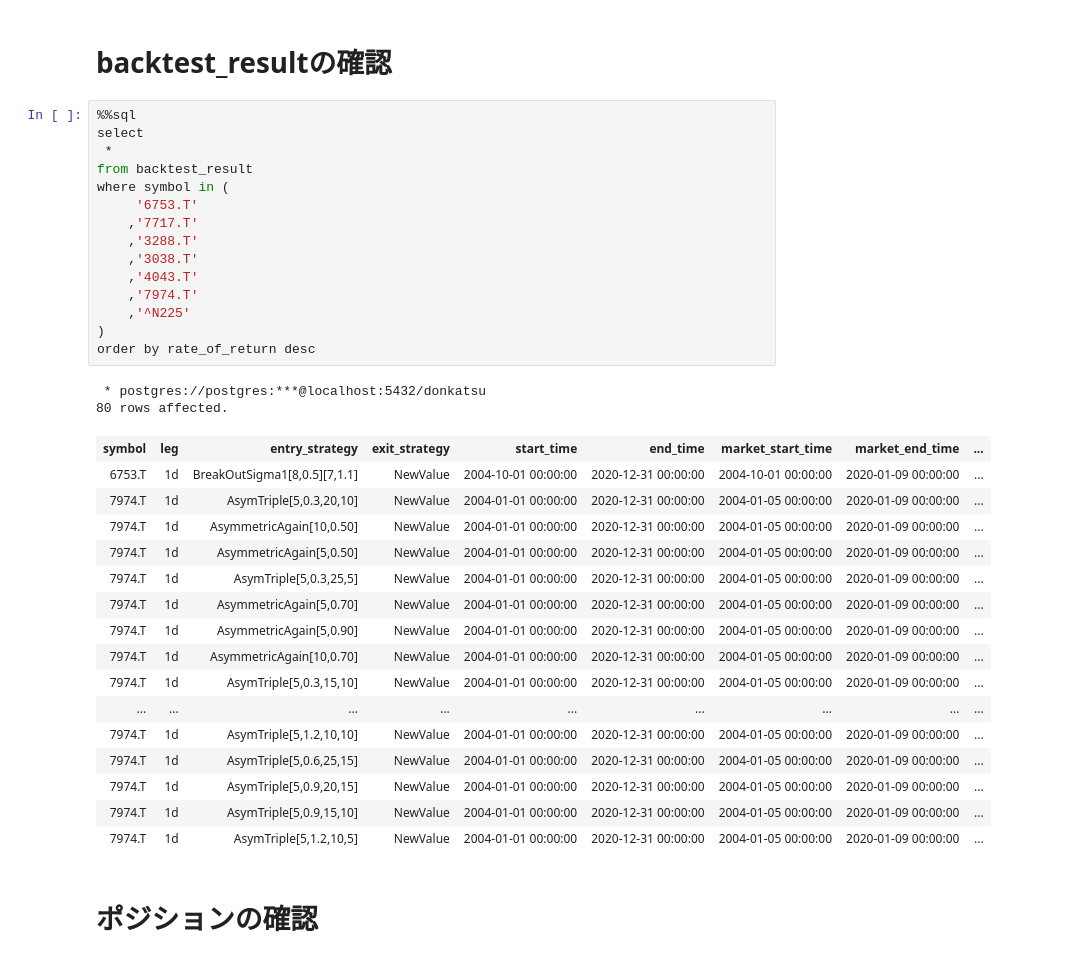
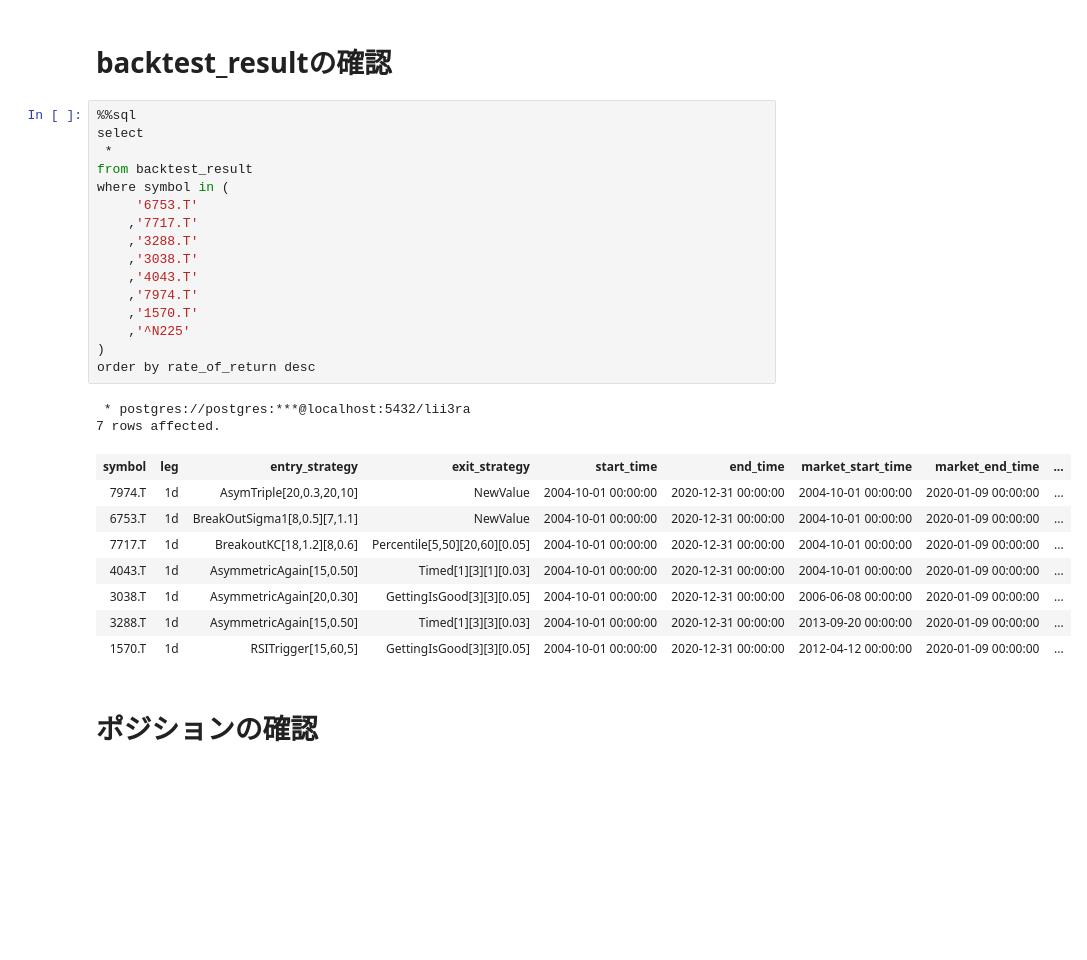
Before and after one commit to tranducquy/lii3ra, a Jupyter notebook: jupyter/swing_trading-20200109.ipynb, the cells around one changed output. Drawn from its saved outputs; the diff is of its cells as text; blank space fills up the shorter version.

```diff
--- a/jupyter/swing_trading-20200109.ipynb
+++ b/jupyter/swing_trading-20200109.ipynb
@@ -149,37 +154,30 @@ symbol_arg = ",".join(symbols)
 # %%
 %%sql
 select
  *
 from backtest_result
 where symbol in (
      '6753.T'
     ,'7717.T'
     ,'3288.T'
     ,'3038.T'
     ,'4043.T'
     ,'7974.T'
+    ,'1570.T'
     ,'^N225'
 )
 order by rate_of_return desc
 # %% [output]
- * postgres://postgres:***@localhost:5432/donkatsu
-80 rows affected.
+ * postgres://postgres:***@localhost:5432/lii3ra
+7 rows affected.
 | symbol | leg | entry_strategy | exit_strategy | start_time | end_time | market_start_time | market_end_time | ... |
+| 7974.T | 1d | AsymTriple[20,0.3,20,10] | NewValue | 2004-10-01 00:00:00 | 2020-12-31 00:00:00 | 2004-10-01 00:00:00 | 2020-01-09 00:00:00 | ... |
 | 6753.T | 1d | BreakOutSigma1[8,0.5][7,1.1] | NewValue | 2004-10-01 00:00:00 | 2020-12-31 00:00:00 | 2004-10-01 00:00:00 | 2020-01-09 00:00:00 | ... |
-| 7974.T | 1d | AsymTriple[5,0.3,20,10] | NewValue | 2004-01-01 00:00:00 | 2020-12-31 00:00:00 | 2004-01-05 00:00:00 | 2020-01-09 00:00:00 | ... |
-| 7974.T | 1d | AsymmetricAgain[10,0.50] | NewValue | 2004-01-01 00:00:00 | 2020-12-31 00:00:00 | 2004-01-05 00:00:00 | 2020-01-09 00:00:00 | ... |
-| 7974.T | 1d | AsymmetricAgain[5,0.50] | NewValue | 2004-01-01 00:00:00 | 2020-12-31 00:00:00 | 2004-01-05 00:00:00 | 2020-01-09 00:00:00 | ... |
-| 7974.T | 1d | AsymTriple[5,0.3,25,5] | NewValue | 2004-01-01 00:00:00 | 2020-12-31 00:00:00 | 2004-01-05 00:00:00 | 2020-01-09 00:00:00 | ... |
-| 7974.T | 1d | AsymmetricAgain[5,0.70] | NewValue | 2004-01-01 00:00:00 | 2020-12-31 00:00:00 | 2004-01-05 00:00:00 | 2020-01-09 00:00:00 | ... |
-| 7974.T | 1d | AsymmetricAgain[5,0.90] | NewValue | 2004-01-01 00:00:00 | 2020-12-31 00:00:00 | 2004-01-05 00:00:00 | 2020-01-09 00:00:00 | ... |
-| 7974.T | 1d | AsymmetricAgain[10,0.70] | NewValue | 2004-01-01 00:00:00 | 2020-12-31 00:00:00 | 2004-01-05 00:00:00 | 2020-01-09 00:00:00 | ... |
-| 7974.T | 1d | AsymTriple[5,0.3,15,10] | NewValue | 2004-01-01 00:00:00 | 2020-12-31 00:00:00 | 2004-01-05 00:00:00 | 2020-01-09 00:00:00 | ... |
-| ... | ... | ... | ... | ... | ... | ... | ... | ... |
-| 7974.T | 1d | AsymTriple[5,1.2,10,10] | NewValue | 2004-01-01 00:00:00 | 2020-12-31 00:00:00 | 2004-01-05 00:00:00 | 2020-01-09 00:00:00 | ... |
-| 7974.T | 1d | AsymTriple[5,0.6,25,15] | NewValue | 2004-01-01 00:00:00 | 2020-12-31 00:00:00 | 2004-01-05 00:00:00 | 2020-01-09 00:00:00 | ... |
-| 7974.T | 1d | AsymTriple[5,0.9,20,15] | NewValue | 2004-01-01 00:00:00 | 2020-12-31 00:00:00 | 2004-01-05 00:00:00 | 2020-01-09 00:00:00 | ... |
-| 7974.T | 1d | AsymTriple[5,0.9,15,10] | NewValue | 2004-01-01 00:00:00 | 2020-12-31 00:00:00 | 2004-01-05 00:00:00 | 2020-01-09 00:00:00 | ... |
-| 7974.T | 1d | AsymTriple[5,1.2,10,5] | NewValue | 2004-01-01 00:00:00 | 2020-12-31 00:00:00 | 2004-01-05 00:00:00 | 2020-01-09 00:00:00 | ... |
+| 7717.T | 1d | BreakoutKC[18,1.2][8,0.6] | Percentile[5,50][20,60][0.05] | 2004-10-01 00:00:00 | 2020-12-31 00:00:00 | 2004-10-01 00:00:00 | 2020-01-09 00:00:00 | ... |
+| 4043.T | 1d | AsymmetricAgain[15,0.50] | Timed[1][3][1][0.03] | 2004-10-01 00:00:00 | 2020-12-31 00:00:00 | 2004-10-01 00:00:00 | 2020-01-09 00:00:00 | ... |
+| 3038.T | 1d | AsymmetricAgain[20,0.30] | GettingIsGood[3][3][0.05] | 2004-10-01 00:00:00 | 2020-12-31 00:00:00 | 2006-06-08 00:00:00 | 2020-01-09 00:00:00 | ... |
+| 3288.T | 1d | AsymmetricAgain[15,0.50] | Timed[1][3][3][0.03] | 2004-10-01 00:00:00 | 2020-12-31 00:00:00 | 2013-09-20 00:00:00 | 2020-01-09 00:00:00 | ... |
+| 1570.T | 1d | RSITrigger[15,60,5] | GettingIsGood[3][3][0.05] | 2004-10-01 00:00:00 | 2020-12-31 00:00:00 | 2012-04-12 00:00:00 | 2020-01-09 00:00:00 | ... |
 # %% [markdown]
 # ポジションの確認
 # %%
```
Also changed, not shown: parts of 16 cells of this notebook, 1 other file.
